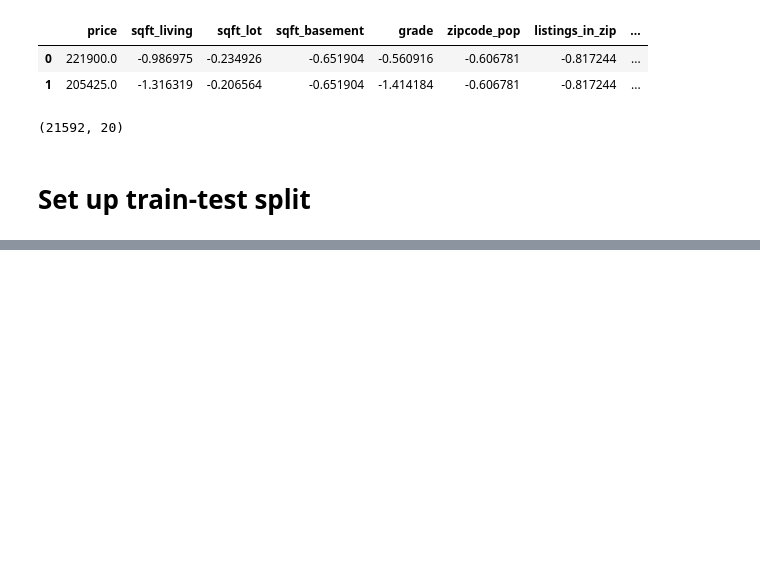
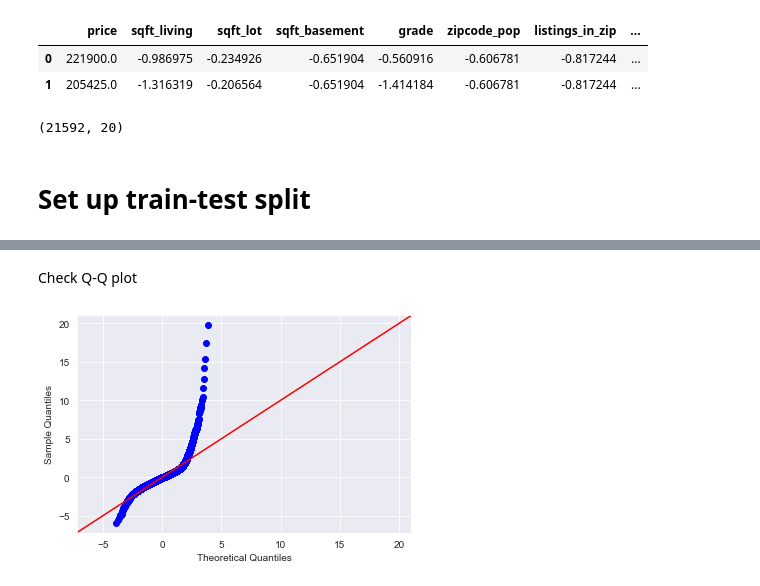
Before and after one commit to halpert3/dsc-mod-2-project-v2-1-onl01-dtsc-pt-070620, a Jupyter notebook: Modeling_v2.ipynb, the cells around one changed output, grey strips where cells are left out. Cells and saved outputs as stored; diff of their text form; code cells hidden in the pictures; blank space fills up the shorter version.

Commit message:
finished modeling process

```diff
--- a/Modeling_v2.ipynb
+++ b/Modeling_v2.ipynb
@@ -199,0 +269,11 @@ pdata.shape
+# %%
+chosen_cols = ['sqft_living', 'sqft_lot', 'sqft_basement', 'grade', 'zipcode_pop', 'listings_in_zip', 'hot_market_score',
+               'waterfront', 'recent_renov', 'yr_built', 'bedrooms', 'bathrooms', 'floors']
+# 'group_yr_built_1', 'group_yr_built_2', 'group_yr_built_3', 'group_yr_built_4', 'group_yr_built_5', 'group_yr_built_6',
+# %%
+outcome = 'price'
+x_cols = chosen_cols
+predictors = '+'.join(x_cols)
+formula = outcome + '~' + predictors
+model = ols(formula=formula, data=pdata).fit()
+model.summary()
@@ -199,0 +348,9 @@ pdata.shape
+# %% [markdown]
+Check Q-Q plot
+# %%
+import statsmodels.api as sm
+import scipy.stats as stats
+
+fig = sm.graphics.qqplot(model.resid, dist=stats.norm, line='45', fit=True)
+# %% [output]
+[figure, added]
```
Also changed, not shown: parts of 72 cells of this notebook.
